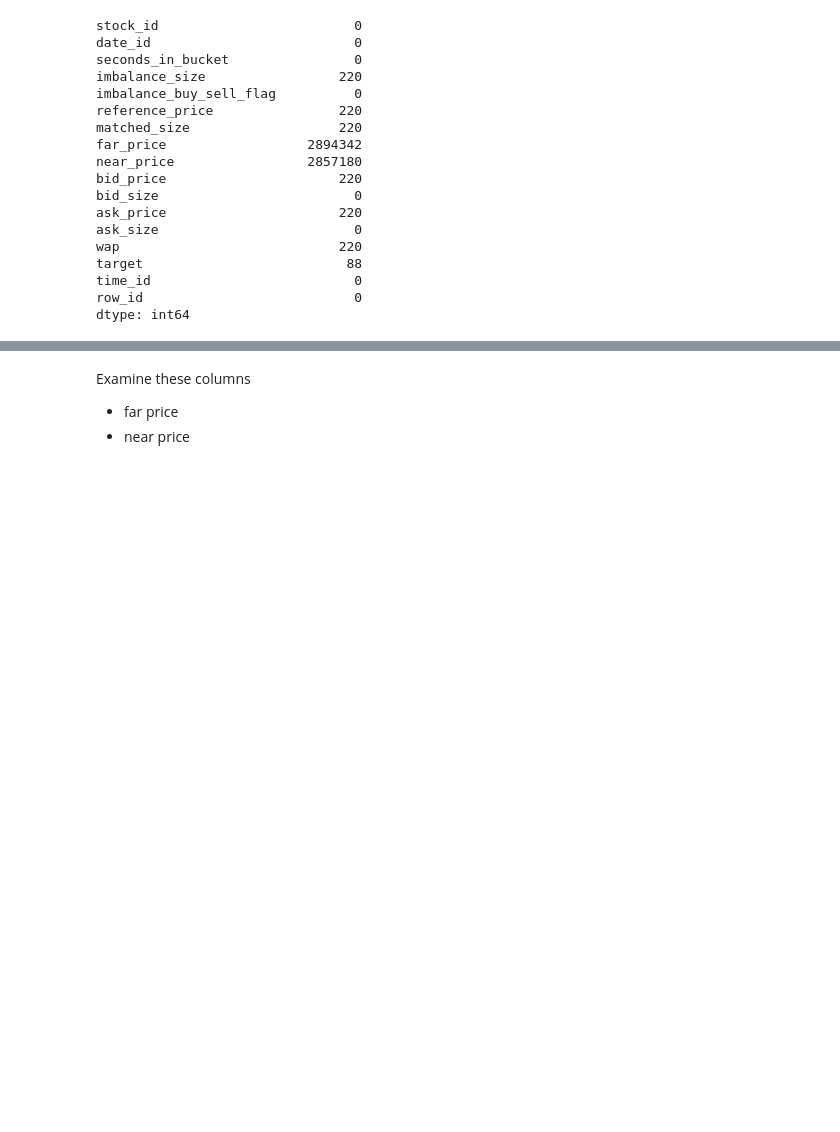
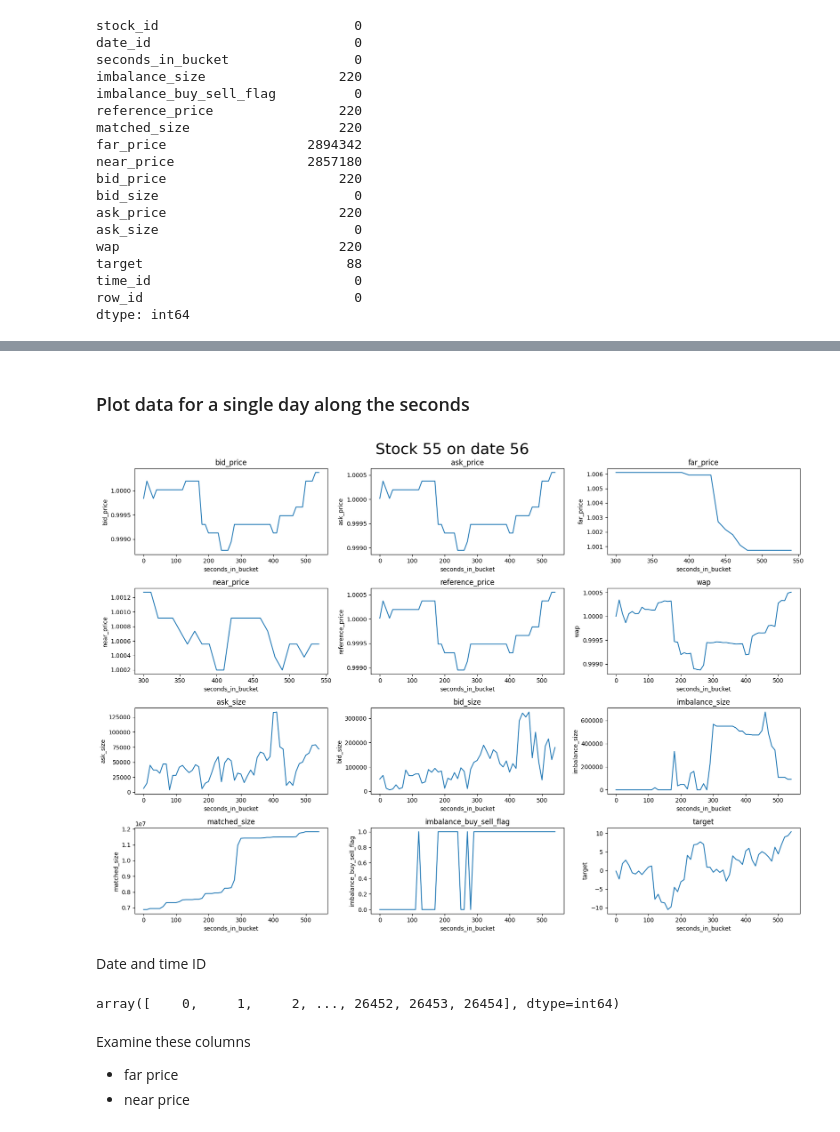
Before and after one commit to hajni77/Trading_at_the_close, a Jupyter notebook: trading_at_the_close_visualisation_1.ipynb, the cells around one changed output, grey strips where cells are left out. Cells and saved outputs as stored; diff of their text form; code cells hidden in the pictures; blank space fills up the shorter version.

```diff
--- a/trading_at_the_close_visualisation_1.ipynb
+++ b/trading_at_the_close_visualisation_1.ipynb
@@ -117,3 +239,32 @@ dtype: int64
+# %% [markdown]
+### Plot data for a single day along the seconds
+# %%
+cols = ['bid_price', 'ask_price', 'far_price', 'near_price','reference_price', 'wap',
+        'ask_size','bid_size','imbalance_size', 'matched_size', 'imbalance_buy_sell_flag', 'target']
+fig, axes = plt.subplots(4, 3, figsize = (17, 12))
+_ = df.query("stock_id == 55 & date_id == 56")
+for i, col in enumerate(cols):
+    ax = axes[i // 3, i % 3 ]
+    sns.lineplot(data = _, x = 'seconds_in_bucket', y = col, ax = ax)
+    ax.set_title(f"{col}")
+# set title for the whole plot
+plt.suptitle('Stock 55 on date 56', fontsize=26)
+
+plt.tight_layout()
+
+plt.show()
+# %% [output]
+[figure, added]
+# %% [markdown]
+Date and time ID
+# %%
+# date id between 0 and 480
+train_dataset["date_id"].unique()
+
+# date id between 0 and 26454
+train_dataset["time_id"].unique()
+# %% [output]
+array([    0,     1,     2, ..., 26452, 26453, 26454], dtype=int64)
 # %% [markdown]
 Examine these columns
 - far price
```
Also changed, not shown: parts of 45 cells of this notebook.
